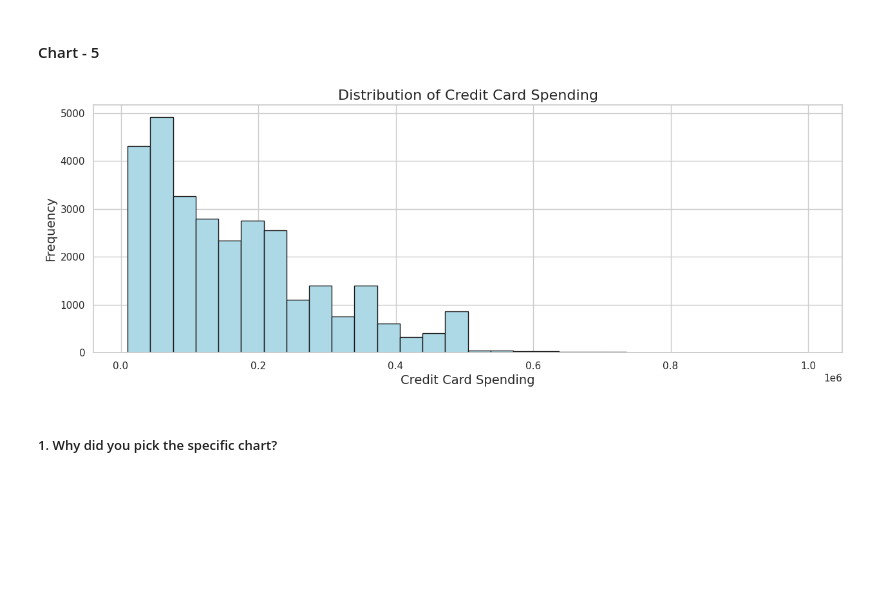
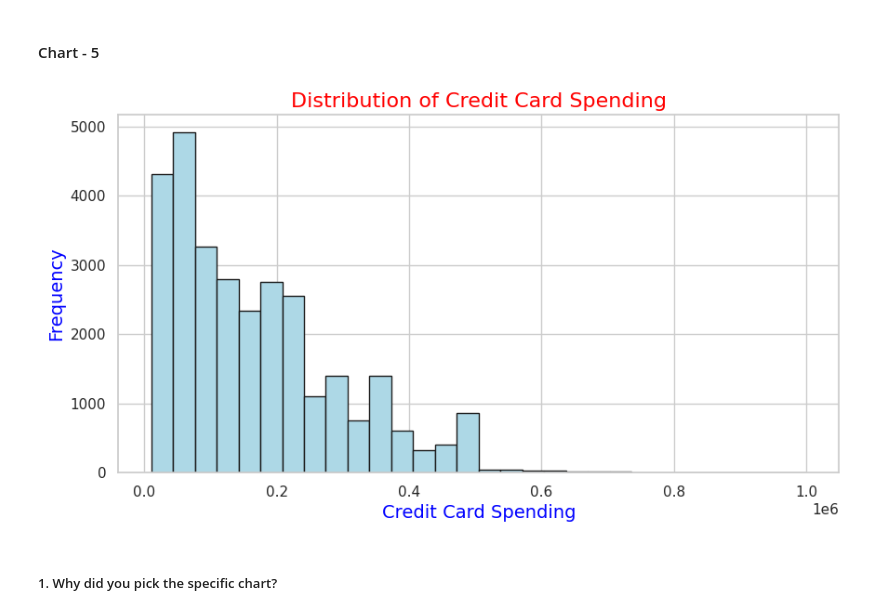
Before and after one commit to shubhamrai1318/Credit_Card_Default_Prediction, a Jupyter notebook: Credit_Card_Default_Prediction.ipynb, the cells around one changed output. Cells and saved outputs as stored; diff of their text form; code cells hidden in the pictures; blank space fills up the shorter version.

```diff
--- a/Credit_Card_Default_Prediction.ipynb
+++ b/Credit_Card_Default_Prediction.ipynb
@@ -710,24 +710,24 @@ There are no immediate insights that lead to negative growth. However, solely re
 #### Chart - 5
 # %%
 # Chart - 5 visualization code
-plt.figure(figsize=(15, 5))
+plt.figure(figsize=(10, 5))
 
 # Creating a histogram to visualize the distribution of credit card spending
 plt.hist(df['limit_bal'], bins=30, edgecolor='k', color='lightblue')
 
 # Setting the x-axis label
-plt.xlabel('Credit Card Spending', fontsize=14)
+plt.xlabel('Credit Card Spending', fontsize=14,color='blue')
 
 # Setting the y-axis label
-plt.ylabel('Frequency', fontsize=14)
+plt.ylabel('Frequency', fontsize=14,color='blue')
 
 # Setting the title of the plot
-plt.title('Distribution of Credit Card Spending', fontsize=16)
+plt.title('Distribution of Credit Card Spending', fontsize=16,color='red')
 
 # Displaying the plot
 plt.show()
 # %% [output]
-[figure, old version]
+[figure, new version]
 # %% [markdown]
 ##### 1. Why did you pick the specific chart?
 # %% [markdown]
```
Also changed, not shown: parts of 6 cells of this notebook.
